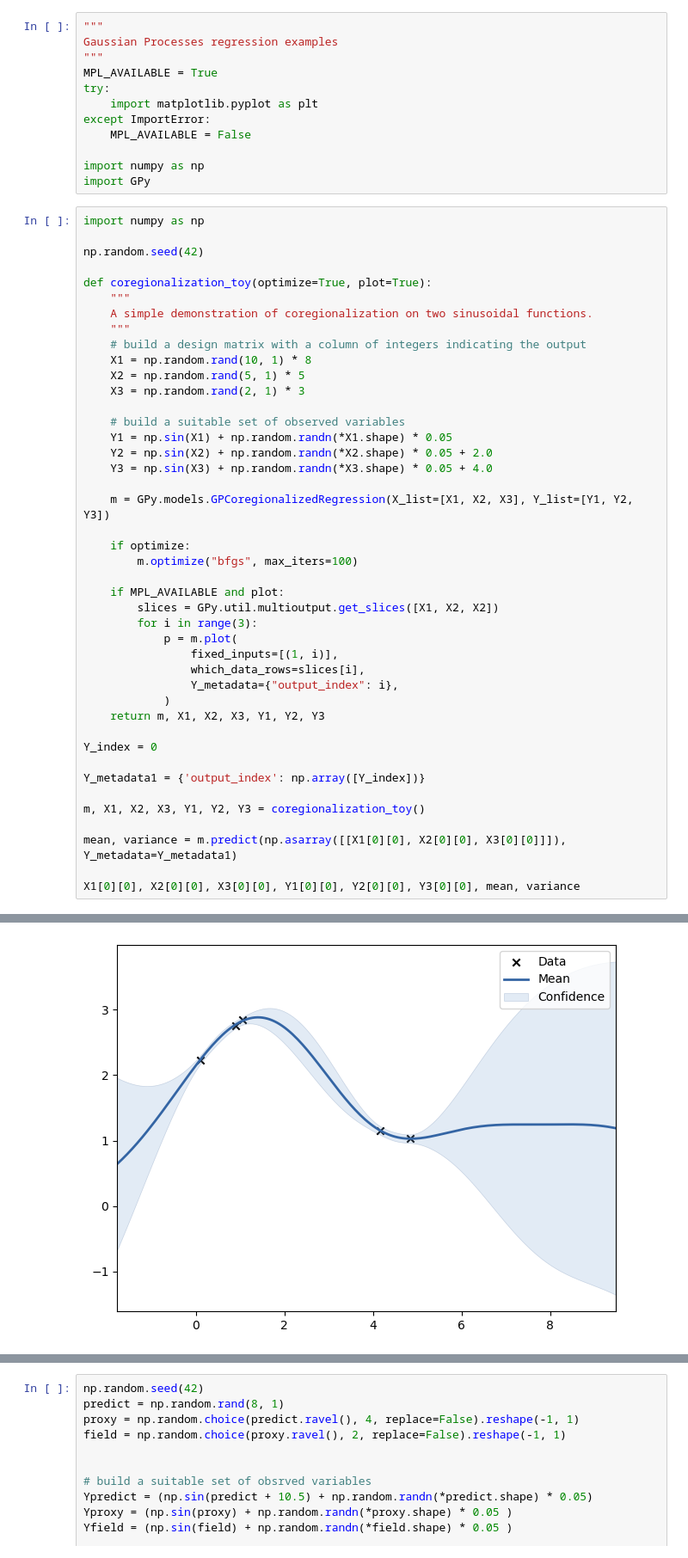
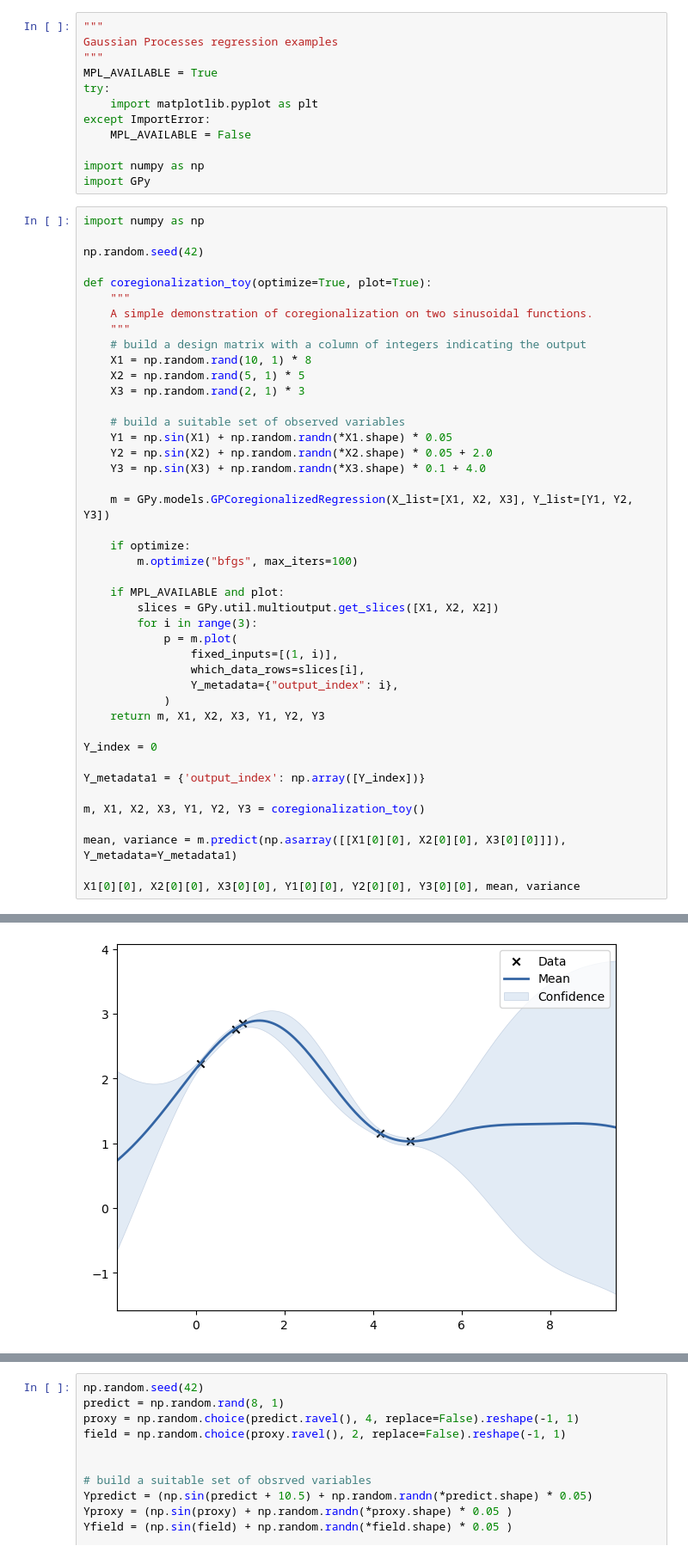
Before and after one commit to LanSang/validities, a Jupyter notebook: gp/gpy demo.ipynb, the cells around one changed output, grey strips where cells are left out. Shown at 86% size. Cells and saved outputs as stored; diff of their text form.

```diff
--- a/gp/gpy demo.ipynb
+++ b/gp/gpy demo.ipynb
@@ -27,7 +27,7 @@ def coregionalization_toy(optimize=True, plot=True):
     # build a suitable set of observed variables
     Y1 = np.sin(X1) + np.random.randn(*X1.shape) * 0.05
     Y2 = np.sin(X2) + np.random.randn(*X2.shape) * 0.05 + 2.0
-    Y3 = np.sin(X3) + np.random.randn(*X3.shape) * 0.05 + 4.0
+    Y3 = np.sin(X3) + np.random.randn(*X3.shape) * 0.1 + 4.0
 
     m = GPy.models.GPCoregionalizedRegression(X_list=[X1, X2, X3], Y_list=[Y1, Y2, Y3])
 
@@ -65,2 +65,2 @@ X1[0][0], X2[0][0], X3[0][0], Y1[0][0], Y2[0][0], Y3[0][0], mean, variance
 [figure]
-[figure, old version]
+[figure, new version]
```
Also changed, not shown: parts of 7 cells of this notebook.
